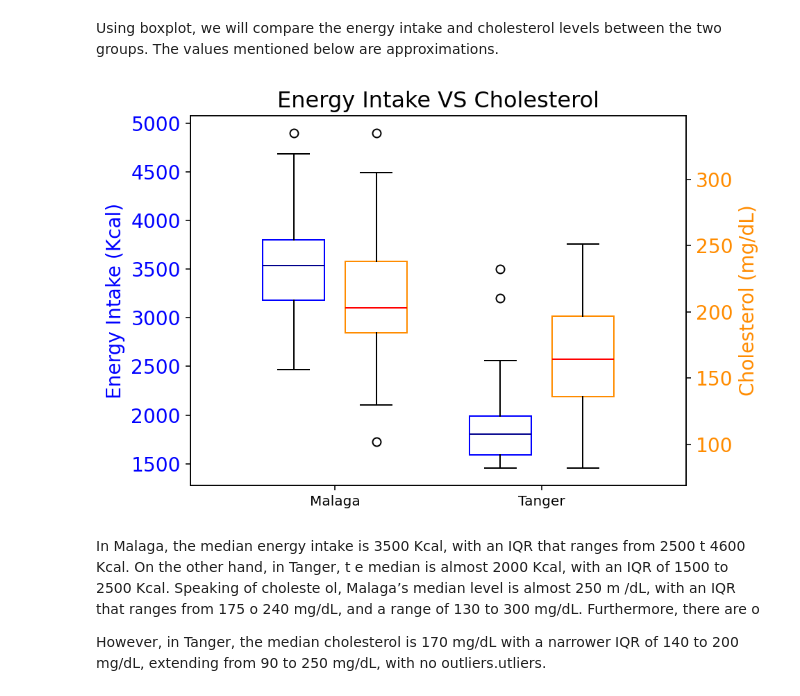
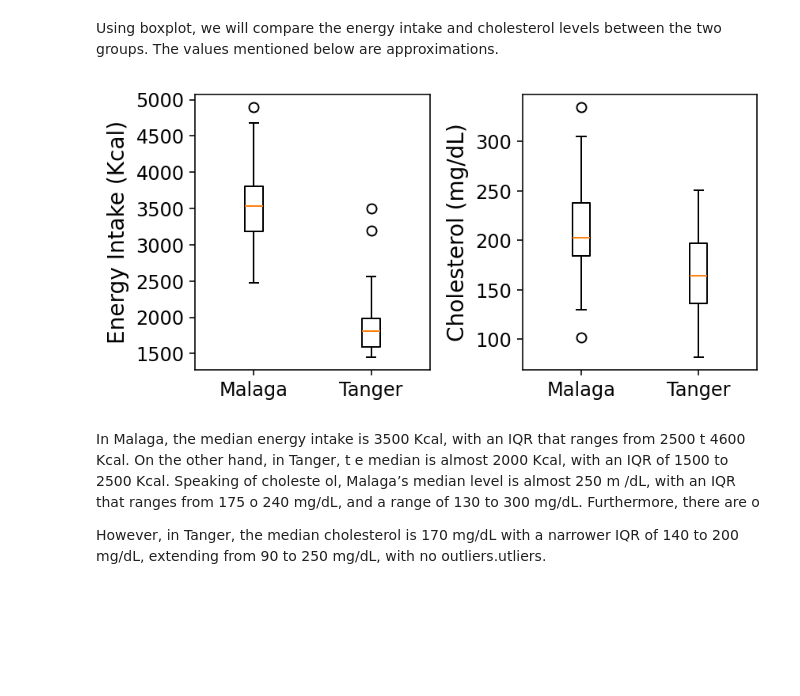
Before and after one commit to criss-bassu/Statistics_Trends, a Jupyter notebook: StatisticsAndTrends.ipynb, the cells around one changed output. Cells and saved outputs as stored; diff of their text form; code cells hidden in the pictures; blank space fills up the shorter version.

```diff
--- a/StatisticsAndTrends.ipynb
+++ b/StatisticsAndTrends.ipynb
@@ -150,7 +122,30 @@ def boxplots(df, groups):
-# %%
-boxplots(df, groups)
-# %% [output]
-[figure, removed]
+# %%
+def plot_boxplot(df, groups, vars, labels):
+    """
+    Creates a boxplot for each variable.
+    Parameters:
+    - df : The Dataframe containing the data
+    - groups: A list with the groups
+    - vars: A list with the variables to be studied
+    - labels: A list with the labels of these variables
+    """
+    plt.figure(dpi = 144, figsize = (6, 3))
+
+    for i, var in enumerate(vars):
+        plt.subplot(1, len(vars), i+1)
+        dg = [df[df['Group'] == group][var] for group in groups]
+        plt.boxplot(dg, labels = groups)
+        plt.ylabel(labels[i], fontsize = 14)
+        plt.xticks(fontsize = 12)
+        plt.yticks(fontsize = 12)
+
+    plt.tight_layout()
+    plt.show()
+    return
+# %%
+plot_boxplot(df, groups, ['Energy Intake', 'Cholesterol'], ['Energy Intake (Kcal)', 'Cholesterol (mg/dL)'])
+# %% [output]
+[figure, added]
 # %% [markdown]
 In Malaga, the median energy intake is 3500
 Kcal, with an IQR that ranges from 2500 t
```
Also changed, not shown: parts of 7 cells of this notebook.
